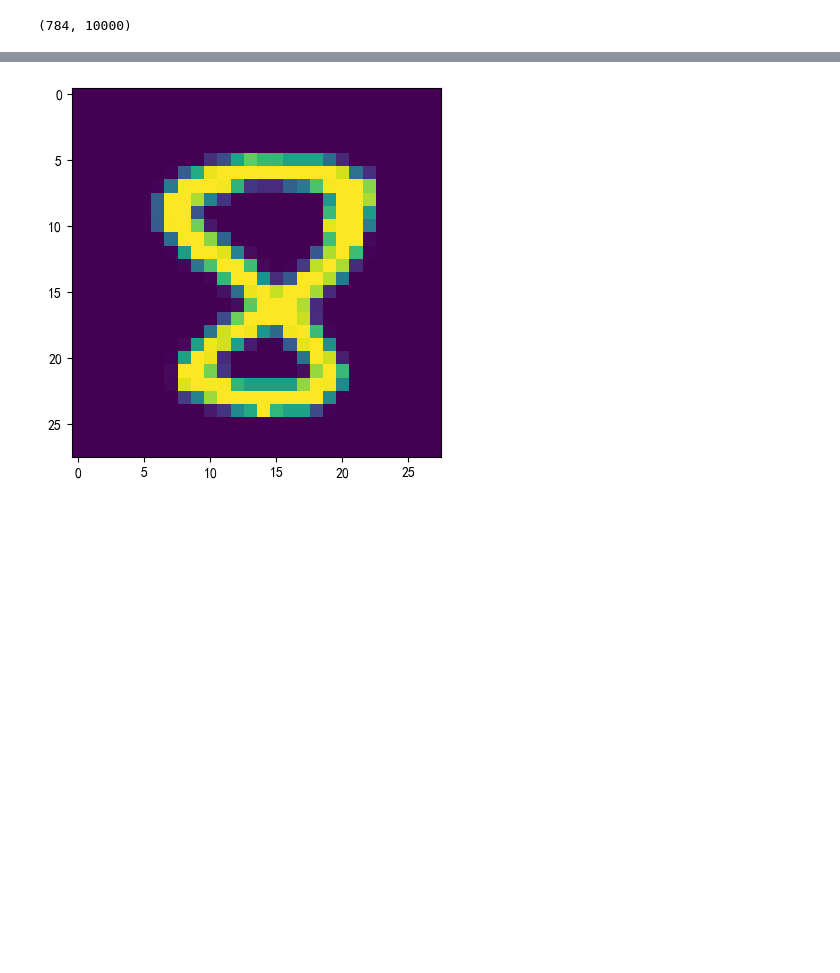
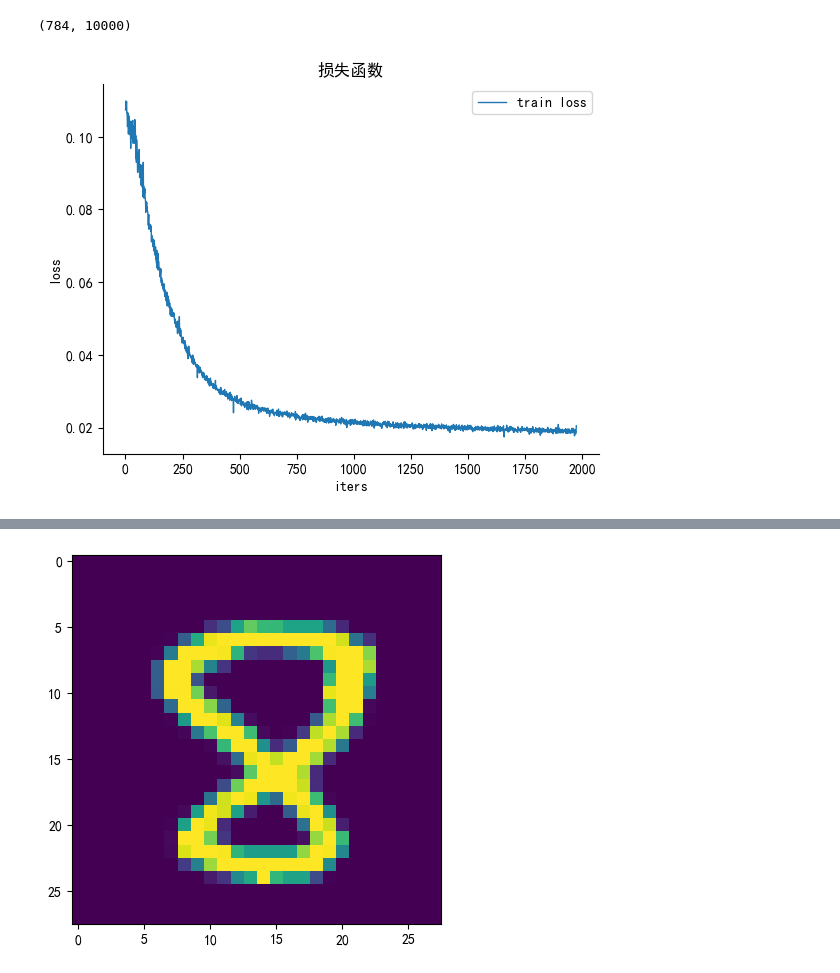
Before and after one commit to zhaziqwe/semi-supervised-minist, a Jupyter notebook: 小组作业.ipynb, the cells around one changed output, grey strips where cells are left out. Cells and saved outputs as stored; diff of their text form; code cells hidden in the pictures; blank space fills up the shorter version.

```diff
--- a/小组作业.ipynb
+++ b/小组作业.ipynb
@@ -163,6 +260,28 @@ def final(final_loader,model,device):
             _, predicted_labels = torch.max(pred.data, 1)  # 获取预测的标签
             predictions.extend(predicted_labels.cpu().numpy())  # 将预测值添加到列表中
     return predictions
+# %%
+y_train_loss = untrainer(unlabel_train_loader,model,n_epochs,device)     # loss值，即y轴
+x_train_loss = range(len(y_train_loss))			 # loss的数量，即x轴
+plt.figure()
+
+# 去除顶部和右边框框
+ax = plt.axes()
+ax.spines['top'].set_visible(False)
+ax.spines['right'].set_visible(False)
+plt.rcParams["font.sans-serif"] = ["SimHei"]  # 设置字体
+plt.rcParams["axes.unicode_minus"] = False  # 正常显示负号
+
+plt.xlabel('iters')    # x轴标签
+plt.ylabel('loss')     # y轴标签
+
+# 以x_train_loss为横坐标，y_train_loss为纵坐标，曲线宽度为1，实线，增加标签，训练损失，
+plt.plot(x_train_loss, y_train_loss, linewidth=1,linestyle="solid", label="train loss")
+plt.legend()
+plt.title("损失函数")
+plt.show()
+# %% [output]
+[figure, added]
 # %%
 y_train_loss = trainer(train_loader,model,n_epochs,device)     # loss值，即y轴
 x_train_loss = range(len(y_train_loss))			 # loss的数量，即x轴
```
Also changed, not shown: parts of 10 cells of this notebook, 3 other files.
